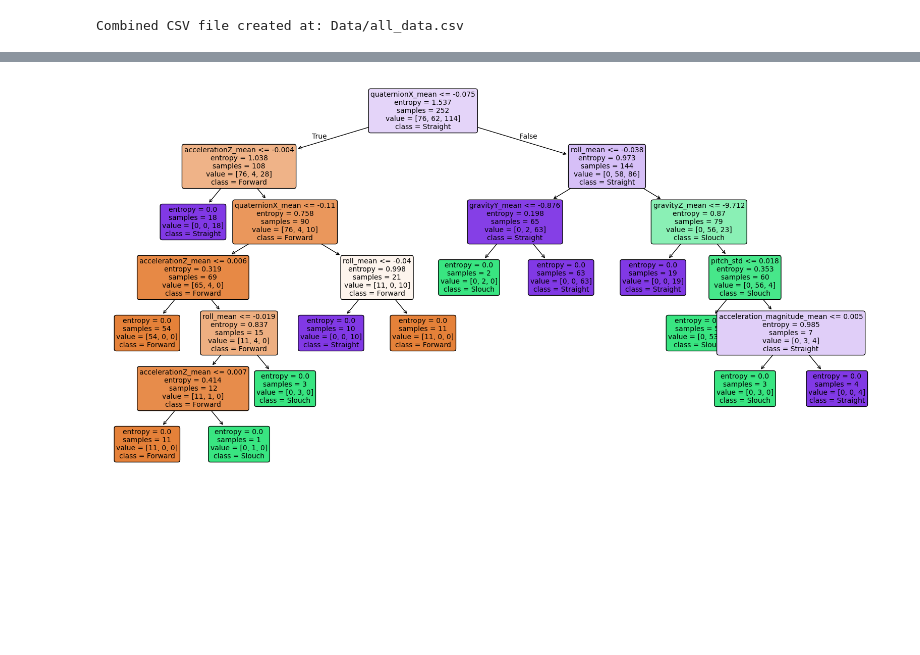
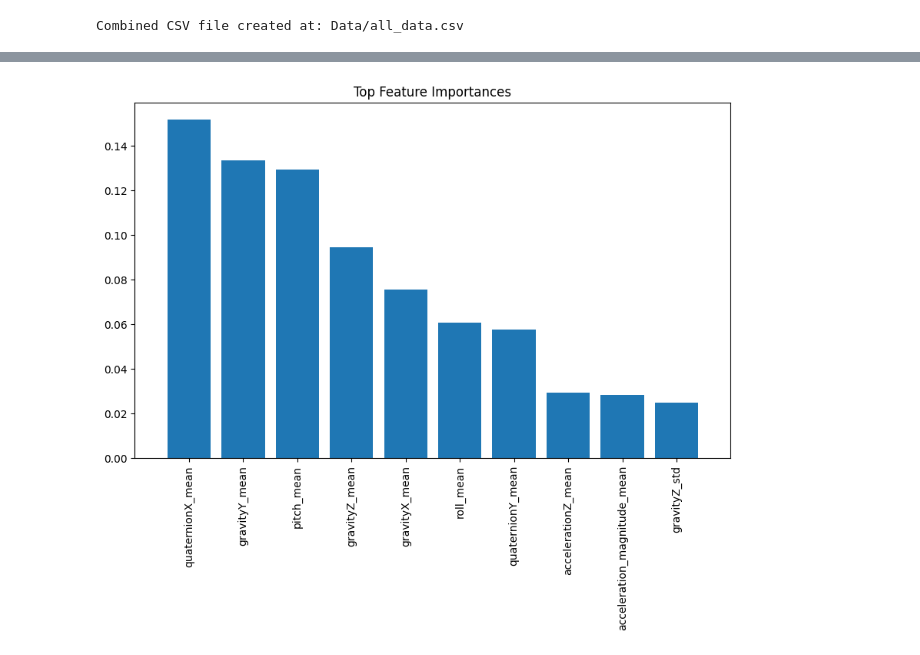
Before and after one commit to arnavkankaria/328Project, a Jupyter notebook: posture_detection.ipynb, the cells around one changed output, grey strips where cells are left out. Drawn from its saved outputs; the diff is of its cells as text; code cells hidden in the pictures; blank space fills up the shorter version.

```diff
--- a/posture_detection.ipynb
+++ b/posture_detection.ipynb
@@ -288,12 +275,13 @@ all_data_to_combined_csv('Data')
 Combined CSV file created at: Data/all_data.csv
 # %%
 import pandas as pd
-from sklearn.model_selection import train_test_split
-from sklearn.tree import DecisionTreeClassifier, plot_tree
+from sklearn.ensemble import RandomForestClassifier
 from sklearn.metrics import accuracy_score, confusion_matrix, classification_report, ConfusionMatrixDisplay
+from sklearn.model_selection import train_test_split, GridSearchCV
 import matplotlib.pyplot as plt
 import pickle
 import numpy as np
+from sklearn.tree import plot_tree
 
 # Load the data
 data = pd.read_csv('./Data/all_data.csv')
@@ -302,21 +290,45 @@ data = pd.read_csv('./Data/all_data.csv')
 X = data.drop('activity', axis=1)
 y = data['activity']
 
+# Create the random forest classifier
+clf = RandomForestClassifier(random_state=42)
+
+# Fit the classifier to get feature importances
+clf.fit(X, y)
+feature_importances = clf.feature_importances_
+indices = np.argsort(feature_importances)[::-1]
+
+# Select the top N important features (e.g., top 10)
+N = 10
+important_features = X.columns[indices[:N]]
+X_important = X[important_features]
+
 # Split the data into training and testing sets
-X_train, X_test, y_train, y_test = train_test_split(X, y, test_size=0.3, random_state=42)
+X_train, X_test, y_train, y_test = train_test_split(X_important, y, test_size=0.3, random_state=42)
 
-# Create the decision tree classifier with criterion entropy
-clf = DecisionTreeClassifier(criterion='entropy', max_depth=10, random_state=42)
+# Define the parameter grid
+param_grid = {
+    'n_estimators': [50, 100, 150],
+    'max_depth': [5, 6, 7, 10]
+}
 
-# Train the classifier
-clf.fit(X_train, y_train)
+# Perform grid search with cross-validation
+grid_search = GridSearchCV(estimator=clf, param_grid=param_grid, cv=5, scoring='accuracy')
+grid_search.fit(X_train, y_train)
+
+# Get the best parameters and the best estimator
+best_params = grid_search.best_params_
+best_clf = grid_search.best_estimator_
+
+# Train the best estimator on the training data
+best_clf.fit(X_train, y_train)
+
+# Make predictions on the test data
+y_pred = best_clf.predict(X_test)
 
 # Save the trained model using pickle
-with open('decision_tree_model.pkl', 'wb') as file:
-    pickle.dump(clf, file)
-
-# Make predictions
-y_pred = clf.predict(X_test)
+with open('best_random_forest_model.pkl', 'wb') as file:
+    pickle.dump(best_clf, file)
 
 # Evaluate the classifier
 accuracy = accuracy_score(y_test, y_pred)
@@ -324,35 +336,43 @@ conf_matrix = confusion_matrix(y_test, y_pred)
 class_report = classification_report(y_test, y_pred)
 
 # Print evaluation metrics
-print(f'Accuracy: {accuracy}')
+print(f'Best Parameters: {best_params}')
+print(f'Test Accuracy: {accuracy}')
 print('Confusion Matrix:')
 print(conf_matrix)
 print('Classification Report:')
 print(class_report)
 
 # Display the confusion matrix
-disp = ConfusionMatrixDisplay(confusion_matrix=conf_matrix, display_labels=clf.classes_)
+disp = ConfusionMatrixDisplay(confusion_matrix=conf_matrix, display_labels=best_clf.classes_)
 disp.plot()
 plt.show()
 
-# Visualize the decision tree using matplotlib
-plt.figure(figsize=(20,10))
-plot_tree(clf, feature_names=X.columns, class_names=clf.classes_, filled=True, rounded=True, fontsize=10)
+# Display feature importance
+print("Top important features:")
+for i in range(N):
+    print(f"{important_features[i]}: {feature_importances[indices[i]]}")
+
+# Plot top N feature importances
+plt.figure(figsize=(10, 6))
+plt.title("Top Feature Importances")
+plt.bar(range(N), feature_importances[indices[:N]], align="center")
+plt.xticks(range(N), important_features, rotation=90)
+plt.xlim([-1, N])
 plt.show()
 
-# Display feature importance
-feature_importances = clf.feature_importances_
-indices = np.argsort(feature_importances)[::-1]
+# Plot all feature importances
+plt.figure(figsize=(10, 6))
+plt.title("All Feature Importances")
+plt.bar(range(len(feature_importances)), feature_importances[indices], align="center")
+plt.xticks(range(len(feature_importances)), X.columns[indices], rotation=90)
+plt.xlim([-1, len(feature_importances)])
+plt.show()
 
-print("Feature importances:")
-for i in range(X.shape[1]):
-    print(f"{X.columns[indices[i]]}: {feature_importances[indices[i]]}")
-
-# Plot feature importances
-plt.figure(figsize=(10, 6))
-plt.title("Feature Importances")
-plt.bar(range(X.shape[1]), feature_importances[indices], align="center")
-plt.xticks(range(X.shape[1]), X.columns[indices], rotation=90)
-plt.xlim([-1, X.shape[1]])
+# Visualize one of the trees in the forest
+estimator = best_clf.estimators_[0]
+plt.figure(figsize=(20, 10))
+plot_tree(estimator, feature_names=important_features, class_names=best_clf.classes_, filled=True, rounded=True, fontsize=10)
+plt.title('Random Forest Tree')
 plt.show()
 # %% [output]
@@ -375 +407 @@ weighted avg       0.94      0.94      0.93       108
-[figure, old version]
+[figure, new version]
```
Also changed, not shown: parts of 15 cells of this notebook, 12 other files.
